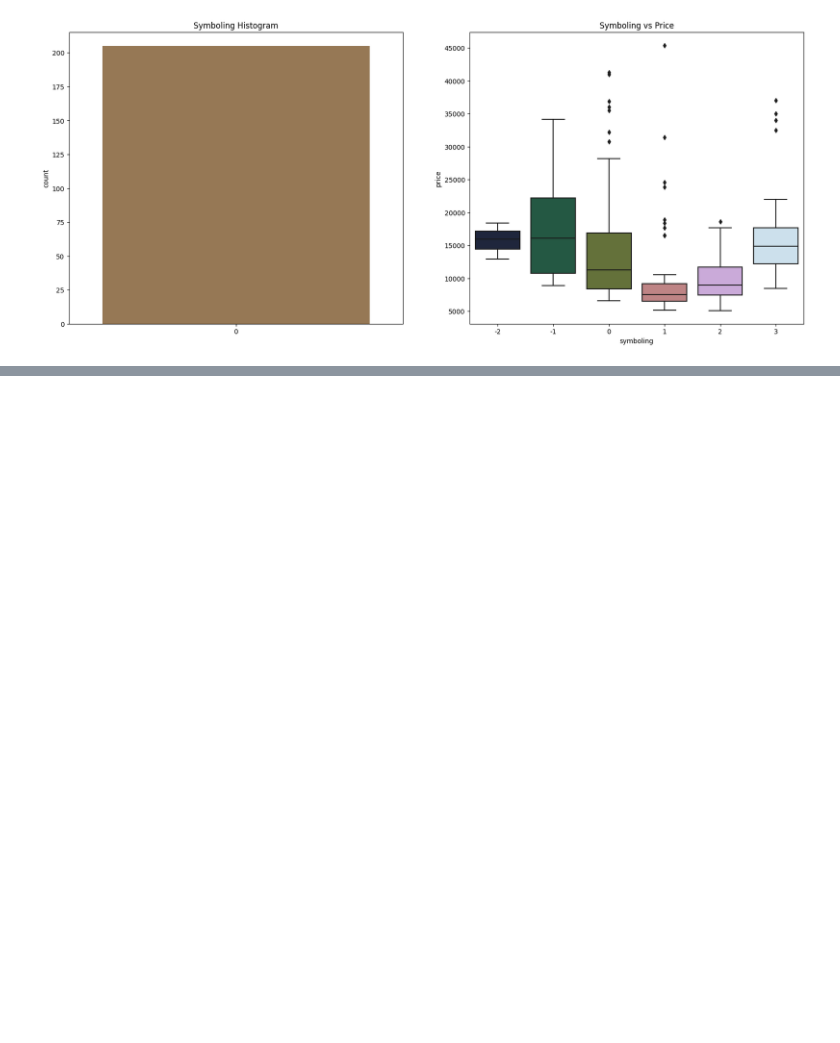
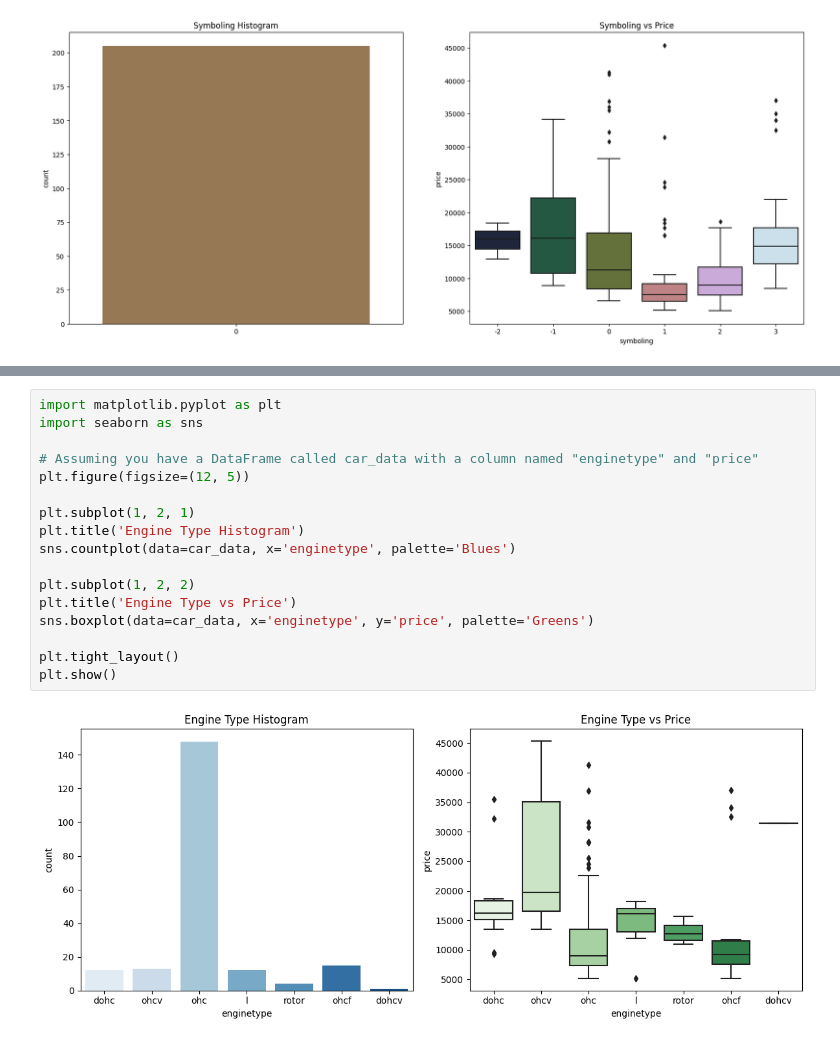
Before and after one commit to Prateek07-Kumar/Oasis_Infobyte_Internship, a Jupyter notebook: Task-1/car_price.ipynb, the cells around one changed output, grey strips where cells are left out. Saved outputs shown, nothing was run; the diff lists cells and outputs as text; blank space fills up the shorter version.

```diff
--- a/Task-1/car_price.ipynb
+++ b/Task-1/car_price.ipynb
@@ -264,0 +293,19 @@ plt.show()
+# %%
+import matplotlib.pyplot as plt
+import seaborn as sns
+
+# Assuming you have a DataFrame called car_data with a column named "enginetype" and "price"
+plt.figure(figsize=(12, 5))
+
+plt.subplot(1, 2, 1)
+plt.title('Engine Type Histogram')
+sns.countplot(data=car_data, x='enginetype', palette='Blues')
+
+plt.subplot(1, 2, 2)
+plt.title('Engine Type vs Price')
+sns.boxplot(data=car_data, x='enginetype', y='price', palette='Greens')
+
+plt.tight_layout()
+plt.show()
+# %% [output]
+[figure, added]
```
Also changed, not shown: parts of 3 cells of this notebook.
